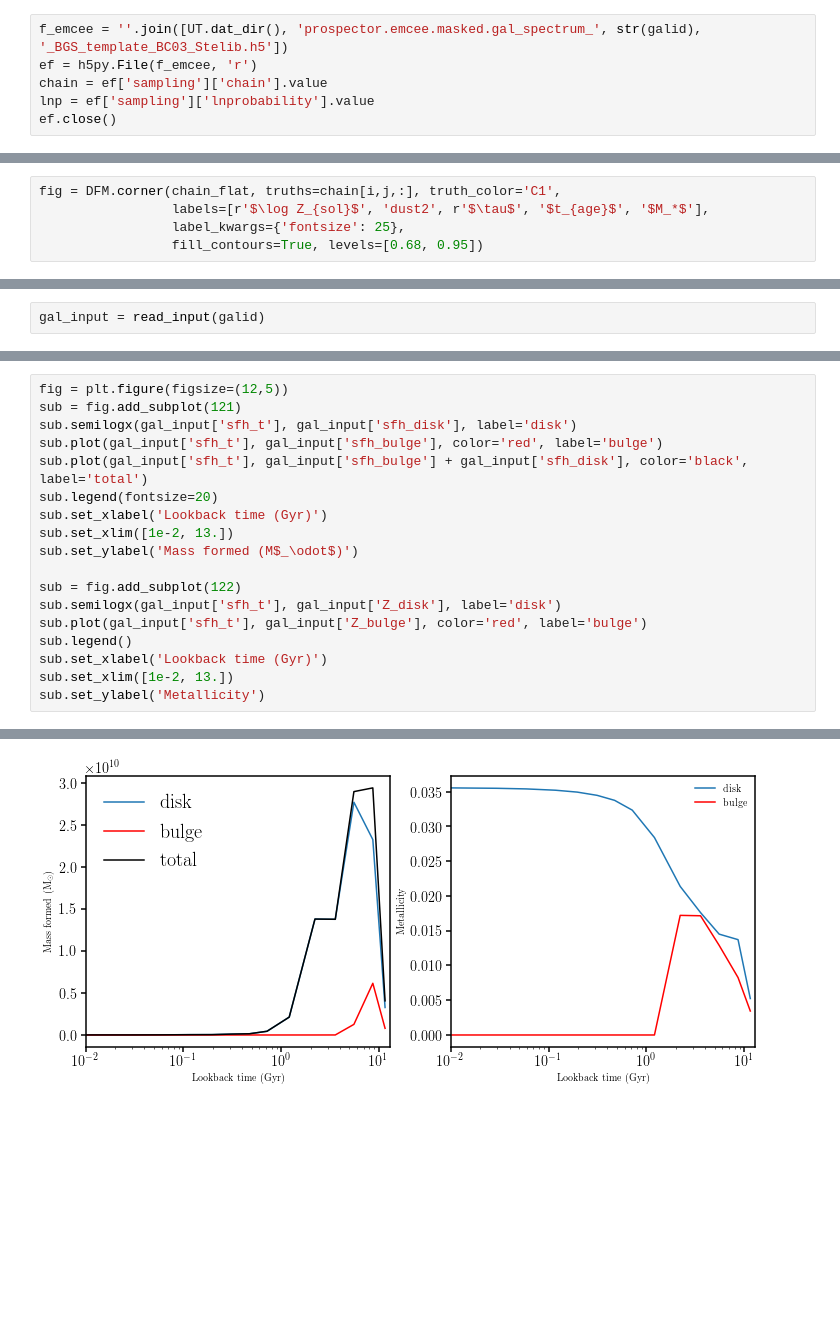
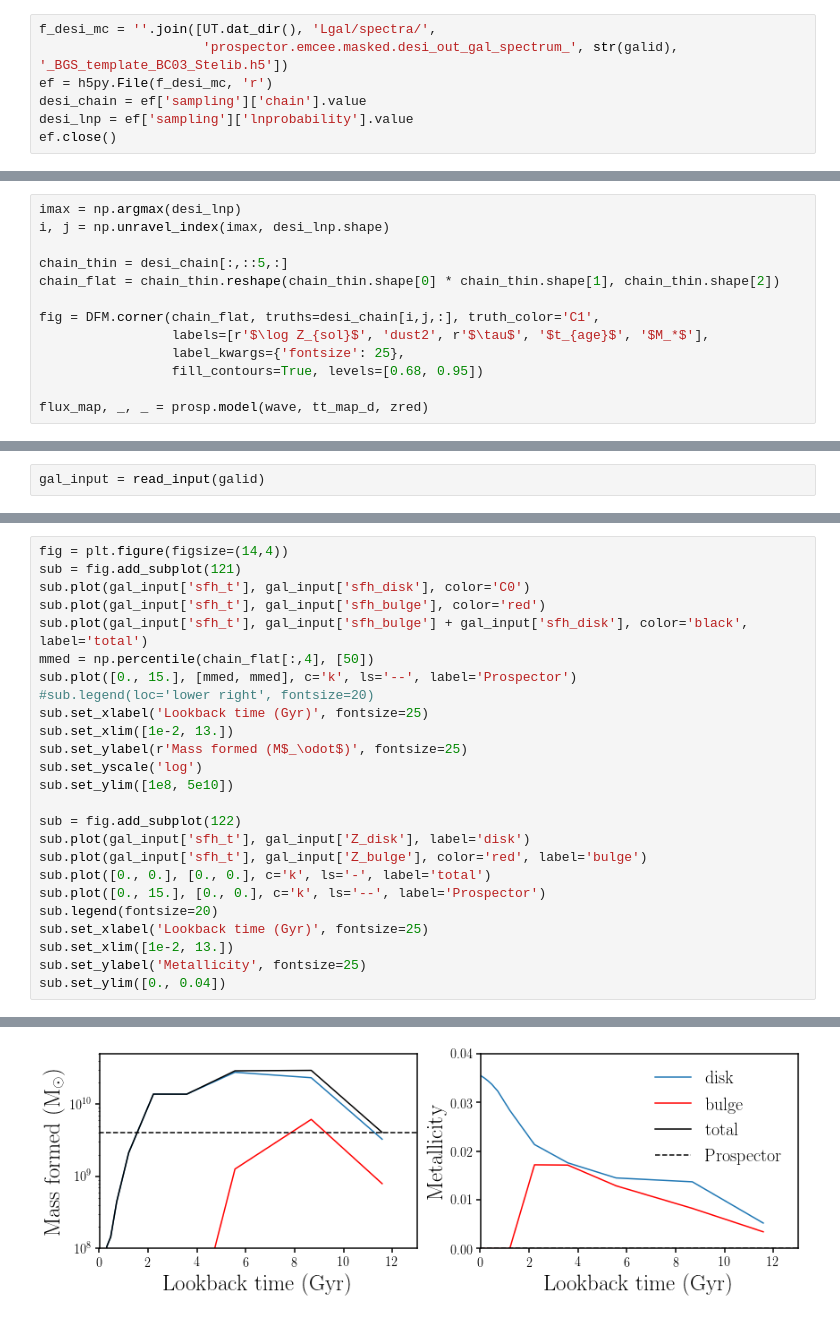
Before and after one commit to changhoonhahn/FOMOspec, a Jupyter notebook: notebook/local_prospector_emcee.ipynb, the cells around one changed output, grey strips where cells are left out. Drawn from its saved outputs; the diff is of its cells as text; blank space fills up the shorter version.

Commit message:
got prospector emcee running

```diff
--- a/notebook/local_prospector_emcee.ipynb
+++ b/notebook/local_prospector_emcee.ipynb
@@ -53,8 +59,9 @@ sub.set_ylim([-10., 25.])
 # %% [markdown]
 Read in emcee output
 # %%
-f_emcee = ''.join([UT.dat_dir(), 'prospector.emcee.masked.gal_spectrum_', str(galid), '_BGS_template_BC03_Stelib.h5'])
-ef = h5py.File(f_emcee, 'r')
-chain = ef['sampling']['chain'].value
-lnp = ef['sampling']['lnprobability'].value
+f_desi_mc = ''.join([UT.dat_dir(), 'Lgal/spectra/',
+                     'prospector.emcee.masked.desi_out_gal_spectrum_', str(galid), '_BGS_template_BC03_Stelib.h5'])
+ef = h5py.File(f_desi_mc, 'r')
+desi_chain = ef['sampling']['chain'].value
+desi_lnp = ef['sampling']['lnprobability'].value
 ef.close()
@@ -67,8 +68,16 @@ chain_flat = chain_thin.reshape(chain_thin.shape[0] * chain_thin.shape[1], chain
 # %%
-fig = DFM.corner(chain_flat, truths=chain[i,j,:], truth_color='C1',
+imax = np.argmax(desi_lnp)
+i, j = np.unravel_index(imax, desi_lnp.shape)
+
+chain_thin = desi_chain[:,::5,:]
+chain_flat = chain_thin.reshape(chain_thin.shape[0] * chain_thin.shape[1], chain_thin.shape[2])
+
+fig = DFM.corner(chain_flat, truths=desi_chain[i,j,:], truth_color='C1',
                  labels=[r'$\log Z_{sol}$', 'dust2', r'$\tau$', '$t_{age}$', '$M_*$'],
                  label_kwargs={'fontsize': 25},
                  fill_contours=True, levels=[0.68, 0.95])
+
+flux_map, _, _ = prosp.model(wave, tt_map_d, zred)
 # %% [output]
 [figure]
 # %%
@@ -122,19 +141,26 @@ gal_input = read_input(galid)
 # %%
-fig = plt.figure(figsize=(12,5))
+fig = plt.figure(figsize=(14,4))
 sub = fig.add_subplot(121)
-sub.semilogx(gal_input['sfh_t'], gal_input['sfh_disk'], label='disk')
-sub.plot(gal_input['sfh_t'], gal_input['sfh_bulge'], color='red', label='bulge')
+sub.plot(gal_input['sfh_t'], gal_input['sfh_disk'], color='C0')
+sub.plot(gal_input['sfh_t'], gal_input['sfh_bulge'], color='red')
 sub.plot(gal_input['sfh_t'], gal_input['sfh_bulge'] + gal_input['sfh_disk'], color='black', label='total')
-sub.legend(fontsize=20)
-sub.set_xlabel('Lookback time (Gyr)')
+mmed = np.percentile(chain_flat[:,4], [50])
+sub.plot([0., 15.], [mmed, mmed], c='k', ls='--', label='Prospector')
+#sub.legend(loc='lower right', fontsize=20)
+sub.set_xlabel('Lookback time (Gyr)', fontsize=25)
 sub.set_xlim([1e-2, 13.])
-sub.set_ylabel('Mass formed (M$_\odot$)')
+sub.set_ylabel(r'Mass formed (M$_\odot$)', fontsize=25)
+sub.set_yscale('log')
+sub.set_ylim([1e8, 5e10])
 
 sub = fig.add_subplot(122)
-sub.semilogx(gal_input['sfh_t'], gal_input['Z_disk'], label='disk')
+sub.plot(gal_input['sfh_t'], gal_input['Z_disk'], label='disk')
 sub.plot(gal_input['sfh_t'], gal_input['Z_bulge'], color='red', label='bulge')
-sub.legend()
-sub.set_xlabel('Lookback time (Gyr)')
+sub.plot([0., 0.], [0., 0.], c='k', ls='-', label='total')
+sub.plot([0., 15.], [0., 0.], c='k', ls='--', label='Prospector')
+sub.legend(fontsize=20)
+sub.set_xlabel('Lookback time (Gyr)', fontsize=25)
 sub.set_xlim([1e-2, 13.])
-sub.set_ylabel('Metallicity')
+sub.set_ylabel('Metallicity', fontsize=25)
+sub.set_ylim([0., 0.04])
 # %% [output]
@@ -142 +168 @@ Text(0,0.5,'Metallicity')
-[figure, old version]
+[figure, new version]
```
Also changed, not shown: parts of 12 cells of this notebook, 4 other files.
